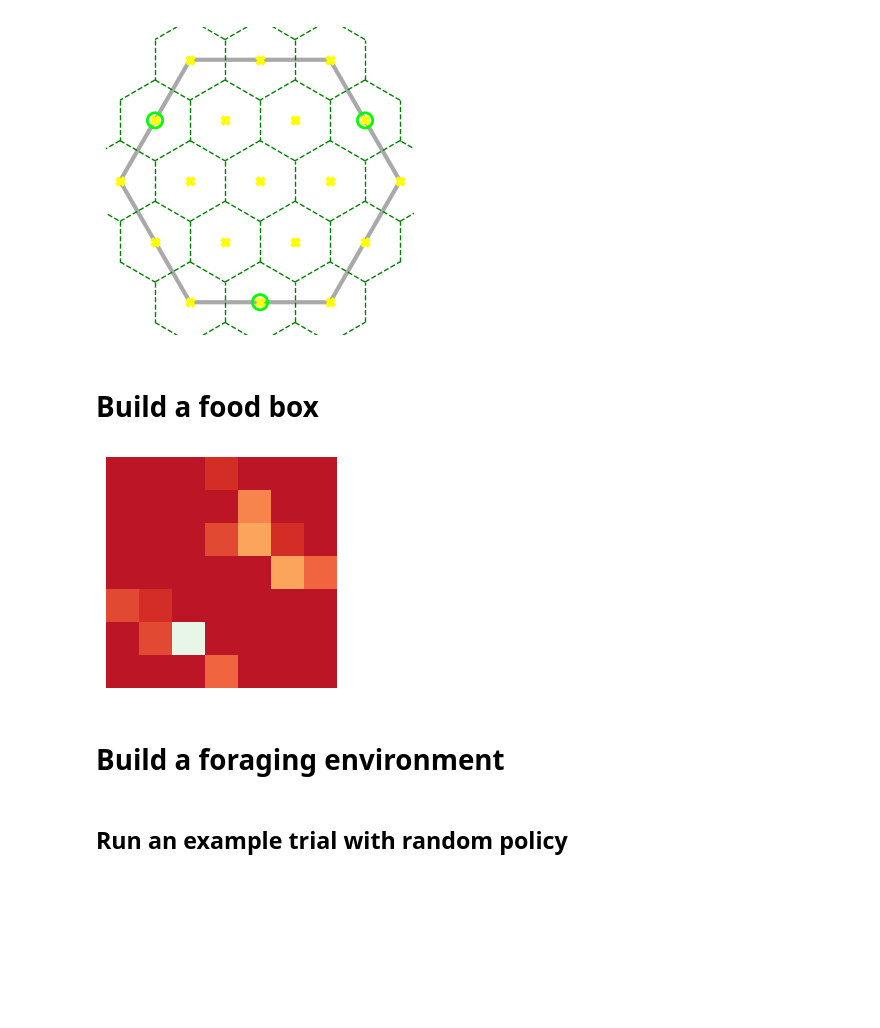
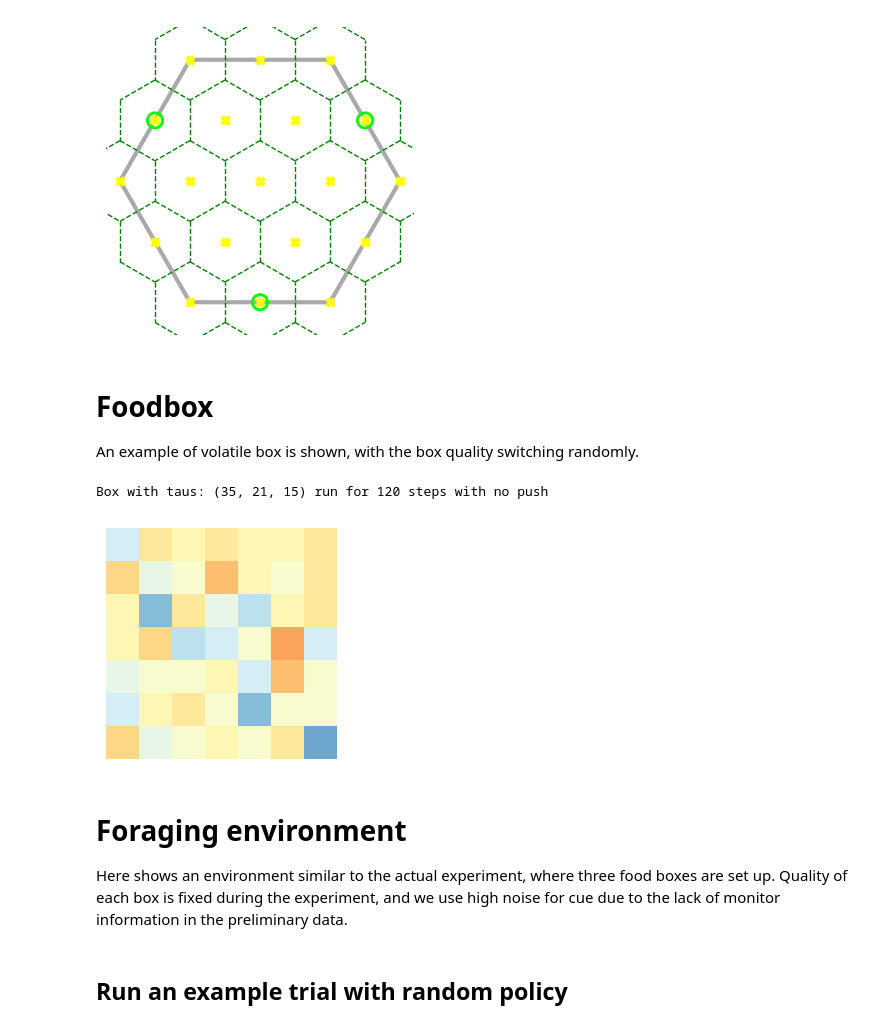
Before and after one commit to XaqLab/hex-arena, a Jupyter notebook: env-example.ipynb, the cells around one changed output. Cells and saved outputs as stored; diff of their text form; code cells hidden in the pictures; blank space fills up the shorter version.

```diff
--- a/env-example.ipynb
+++ b/env-example.ipynb
@@ -26,31 +26,37 @@ fig.savefig('arena-map.png', bbox_inches='tight')
 # %% [output]
 [figure]
 # %% [markdown]
-# Build a food box
+# Foodbox
+
+An example of volatile box is shown, with the box quality switching randomly.
 # %%
-from hexarena.box import StationaryBox
+from hexarena.box import VolatileBox
 
-box = StationaryBox(num_grades=20, num_patches=49, sigma=0.2)
+box = VolatileBox(taus=[35, 21, 15], num_grades=20, num_patches=49)
 box.reset()
 
 fig, ax = plt.subplots(figsize=(3, 3))
 h = ax.imshow(box.colors, vmin=-1, vmax=box.num_grades, cmap='RdYlBu_r')
 ax.set_axis_off()
 
 def init():
     box.reset()
     h.set_data(box.colors)
     return h,
 
 def update(i):
     box.step(0)
     h.set_data(box.colors)
     return h,
 
-num_frames = 80
+num_frames = 120
+print('{} run for {} steps with no push'.format(box, num_frames))
 ani = FuncAnimation(fig, update, frames=range(num_frames), init_func=init, blit=True)
-ani.save('color-cues.gif')
+ani.save('figures/color-cues.gif')
 # %% [output]
+Box with taus: (35, 21, 15) run for 120 steps with no push
-[figure, old version]
+[figure, new version]
 # %% [markdown]
-# Build a foraging environment
+# Foraging environment
+
+Here shows an environment similar to the actual experiment, where three food boxes are set up. Quality of each box is fixed during the experiment, and we use high noise for cue due to the lack of monitor information in the preliminary data.
```
Also changed, not shown: parts of 6 cells of this notebook, 4 other files.
